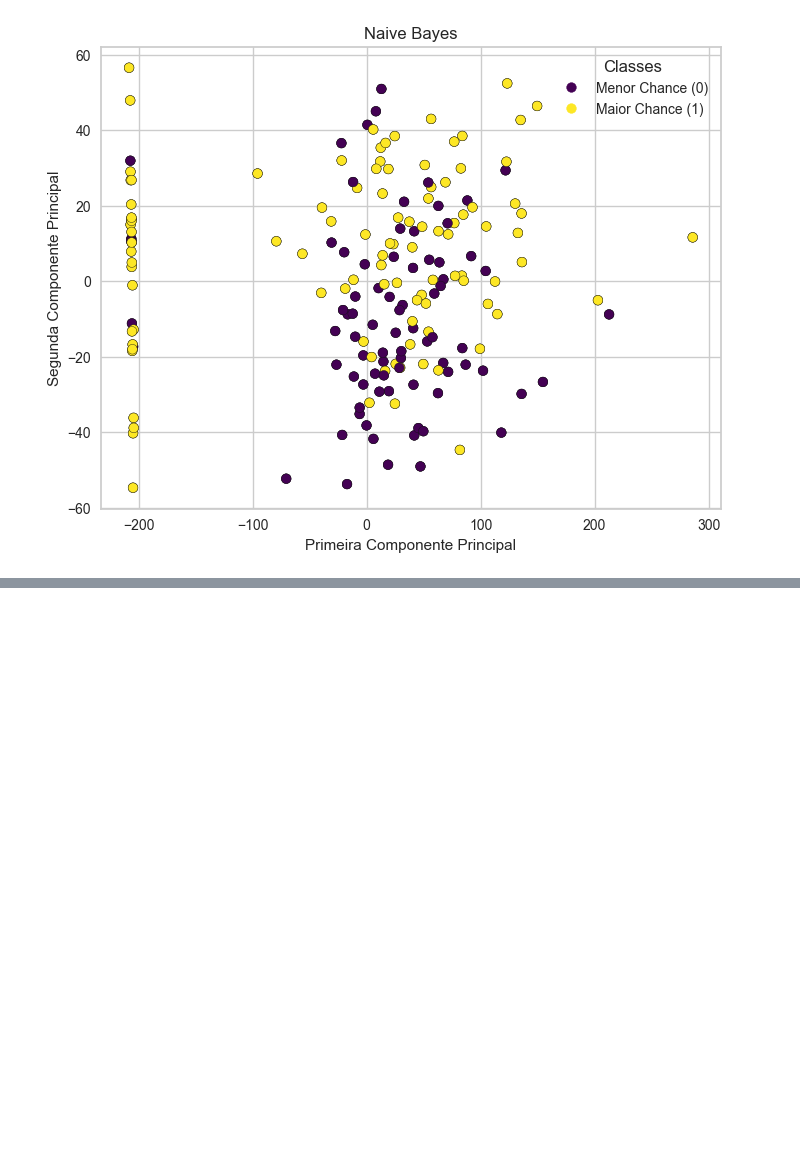
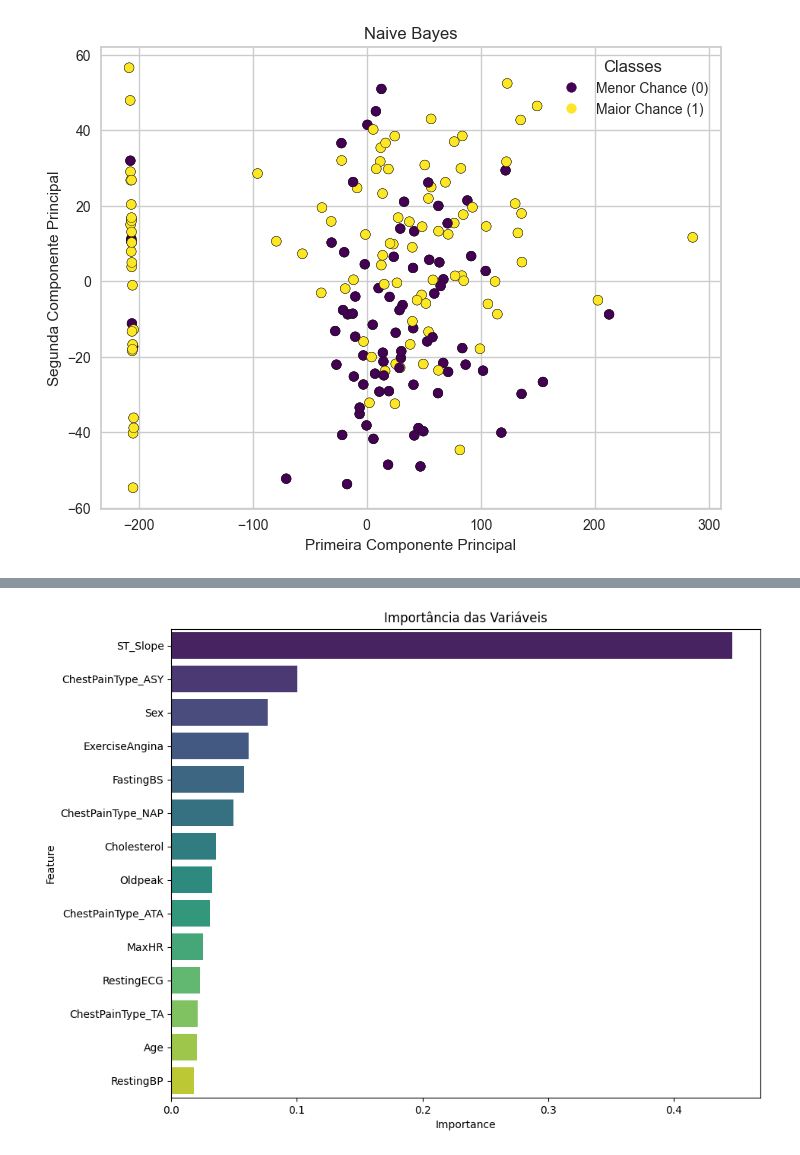
Before and after one commit to beatriz-fulgencio/tp-ia, a Jupyter notebook: arq1.ipynb, the cells around one changed output, grey strips where cells are left out. Cells and saved outputs as stored; diff of their text form; code cells hidden in the pictures; blank space fills up the shorter version.

```diff
--- a/arq1.ipynb
+++ b/arq1.ipynb
@@ -397,0 +462,13 @@ Variância acumulativa explicada: [0.92404197 0.97433616]
+# %%
+# Importância das variáveis
+feature_importance = model.feature_importances_
+
+feature_df = pd.DataFrame({'Feature': X_treino.columns, 'Importance': feature_importance})
+feature_df = feature_df.sort_values(by='Importance', ascending=False)
+
+plt.figure(figsize=(10, 8))
+sns.barplot(x='Importance', y='Feature', data=feature_df, palette='viridis')
+plt.title('Importância das Variáveis')
+plt.show()
+# %% [output]
+[figure, added]
```
Also changed, not shown: parts of 6 cells of this notebook.
